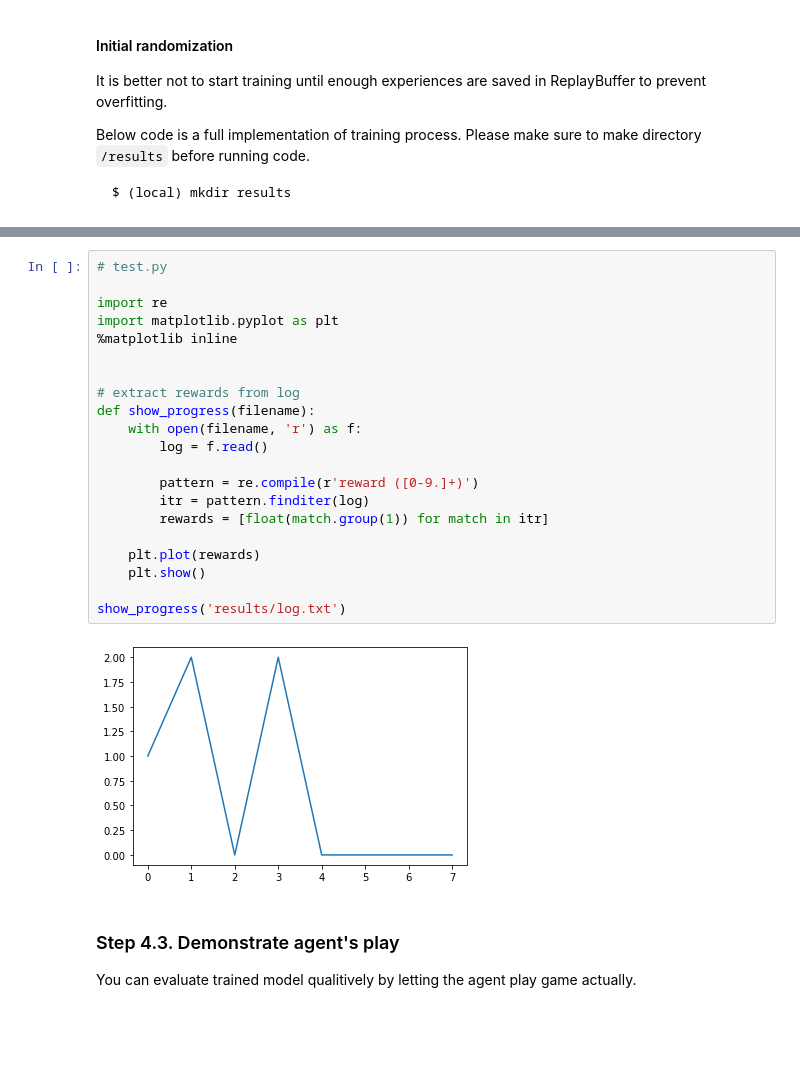
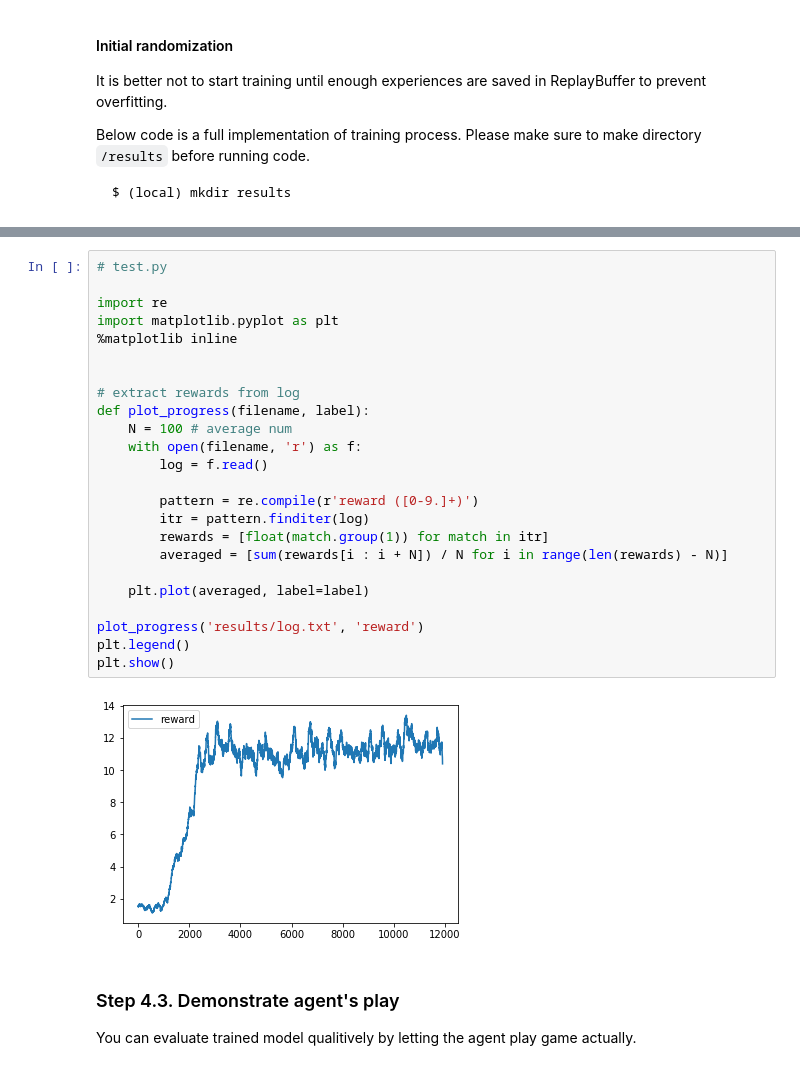
Before and after one commit to ryukez/DQN_tutorial, a Jupyter notebook: dqn_tutorial.ipynb, the cells around one changed output, grey strips where cells are left out. Drawn from its saved outputs; the diff is of its cells as text; blank space fills up the shorter version.

```diff
--- a/dqn_tutorial.ipynb
+++ b/dqn_tutorial.ipynb
@@ -491,26 +491,29 @@ $ (local) git pull origin master
 # %%
 # test.py
 
 import re
 import matplotlib.pyplot as plt
 %matplotlib inline
 
 
 # extract rewards from log
-def show_progress(filename):
+def plot_progress(filename, label):
+    N = 100 # average num
     with open(filename, 'r') as f:
         log = f.read()
 
         pattern = re.compile(r'reward ([0-9.]+)')
         itr = pattern.finditer(log)
         rewards = [float(match.group(1)) for match in itr]
+        averaged = [sum(rewards[i : i + N]) / N for i in range(len(rewards) - N)]
 
-    plt.plot(rewards)
-    plt.show()
+    plt.plot(averaged, label=label)
 
-show_progress('results/log.txt')
+plot_progress('results/log.txt', 'reward')
+plt.legend()
+plt.show()
 # %% [output]
-[figure, old version]
+[figure, new version]
 # %% [markdown]
 ### Step 4.3. Demonstrate agent's play
 You can evaluate trained model qualitively by letting the agent play game actually.
```
Also changed, not shown: parts of 5 cells of this notebook.
